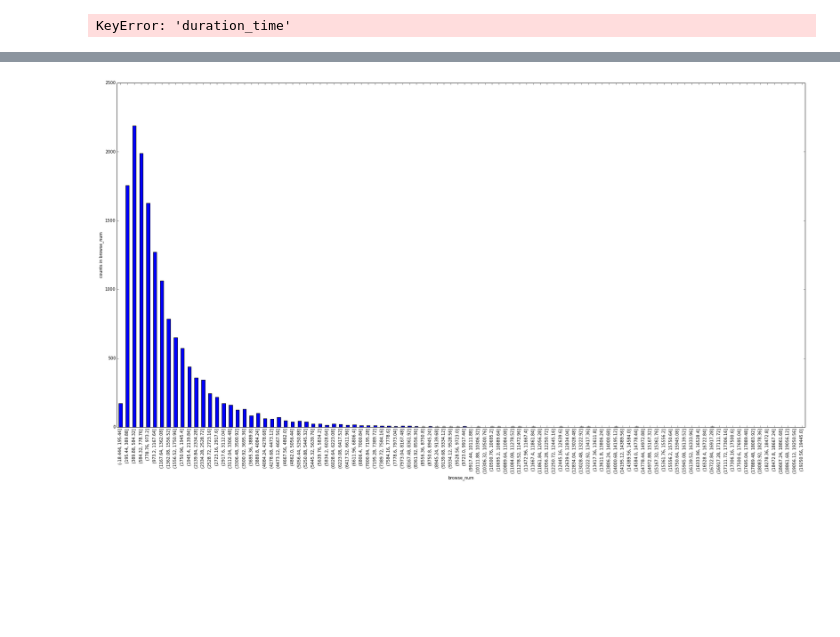
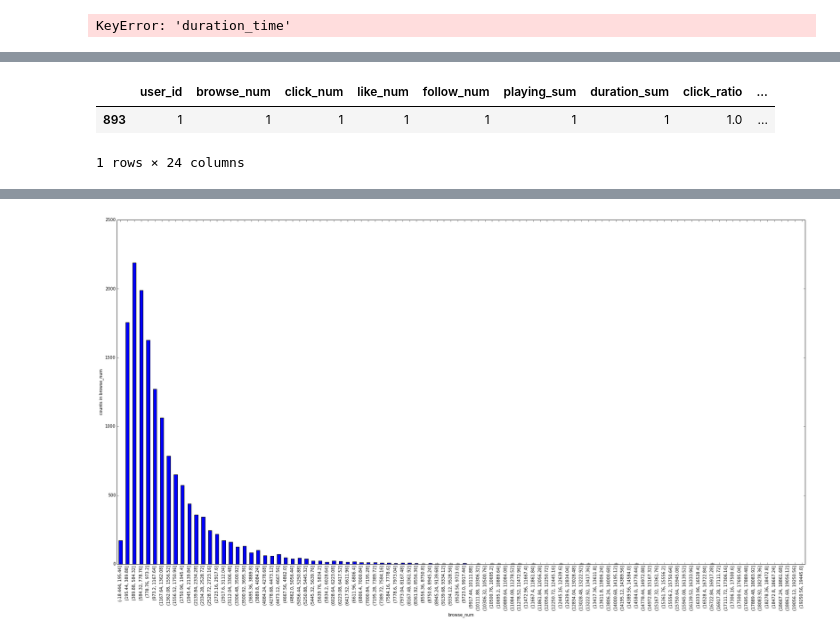
Before and after one commit to kitianFresh/kuaishou, a Jupyter notebook: features/eda2.ipynb, the cells around one changed output, grey strips where cells are left out. Cells and saved outputs as stored; diff of their text form; code cells hidden in the pictures; blank space fills up the shorter version.

```diff
--- a/features/eda2.ipynb
+++ b/features/eda2.ipynb
@@ -709,0 +915,6 @@ np.sum(np.isnan(users))
+# %%
+users[users['click_ratio']==1]
+# %% [output]
+|  | user_id | browse_num | click_num | like_num | follow_num | playing_sum | duration_sum | click_ratio | ... |
+| 893 | 1 | 1 | 1 | 1 | 1 | 1 | 1 | 1.0 | ... |
+1 rows × 24 columns
```
Also changed, not shown: parts of 39 cells of this notebook, 7 other files.
